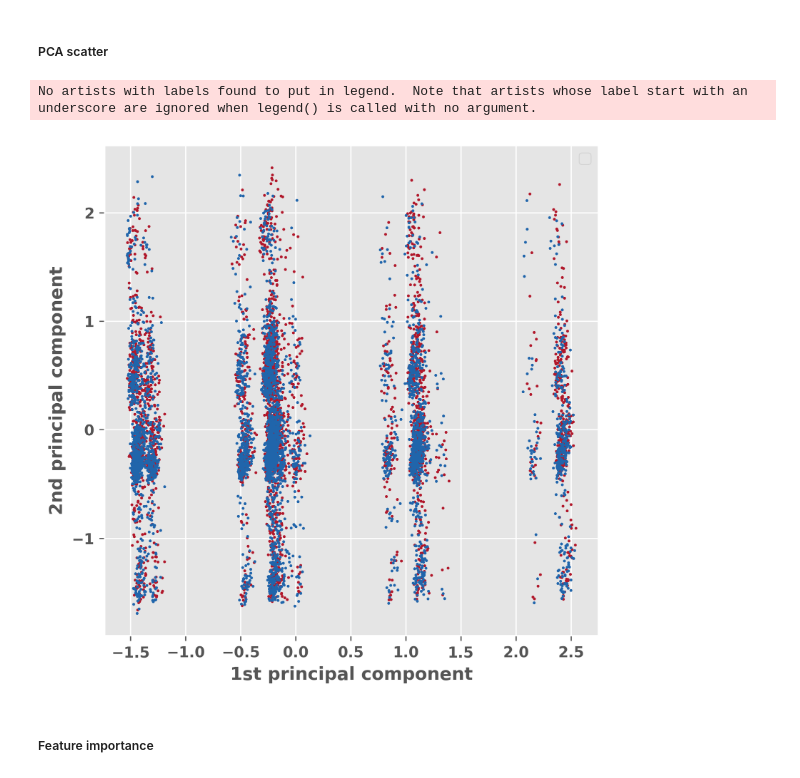
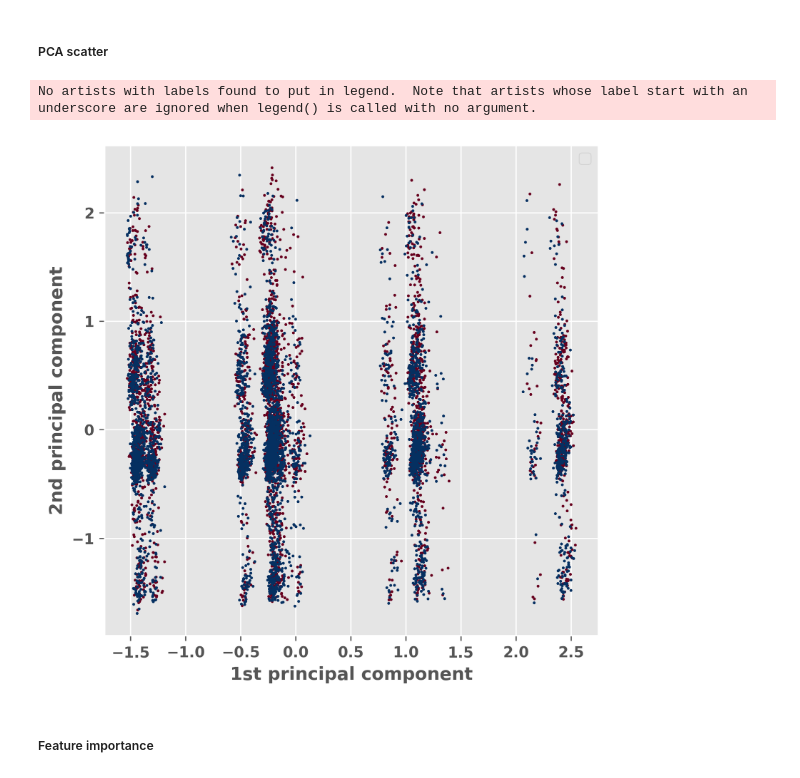
Before and after one commit to JavierLiao/EODS-Project1-Group9, a Jupyter notebook: doc/ml_pipeline_fraud_revised.ipynb, the cells around one changed output. Drawn from its saved outputs; the diff is of its cells as text; code cells hidden in the pictures.

```diff
--- a/doc/ml_pipeline_fraud_revised.ipynb
+++ b/doc/ml_pipeline_fraud_revised.ipynb
@@ -420,18 +417,18 @@ result_dict
 # %%
 scatter_df = feature_df_pca_clf.iloc[:,:2]
 plt.style.use('ggplot')
 plt.rcParams["font.weight"] = "bold"
 my_colormap = cm.get_cmap(name = 'RdBu')
-color_value = np.linspace(start = 0.1, stop = 0.9, num = 2)
+color_value = np.linspace(start = 0.0, stop = 1, num = 2)
 fig, ax = plt.subplots(1, 1, figsize = (6,6), dpi = 320)
 ax.scatter(x = scatter_df.iloc[:,0], y = scatter_df.iloc[:,1], c = my_colormap(color_value[np.array(response_res)]), s = 2)
 ax.set_xlabel('1st principal component', weight = "bold")
 ax.set_ylabel('2nd principal component', weight = "bold")
 ax.legend()
 plt.show()
 # %% [output]
 No artists with labels found to put in legend.  Note that artists whose label start with an underscore are ignored when legend() is called with no argument.
-[figure, old version]
+[figure, new version]
 # %% [markdown]
 ##### Feature importance
 # %% [markdown]
```
Also changed, not shown: parts of 4 cells of this notebook.
